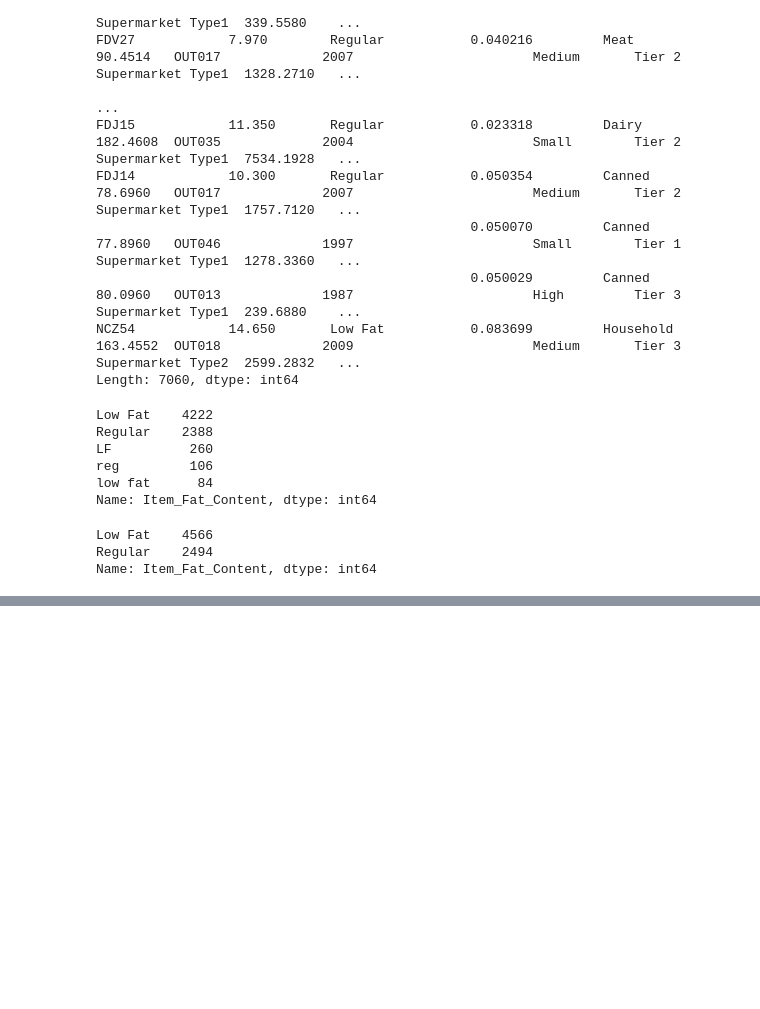
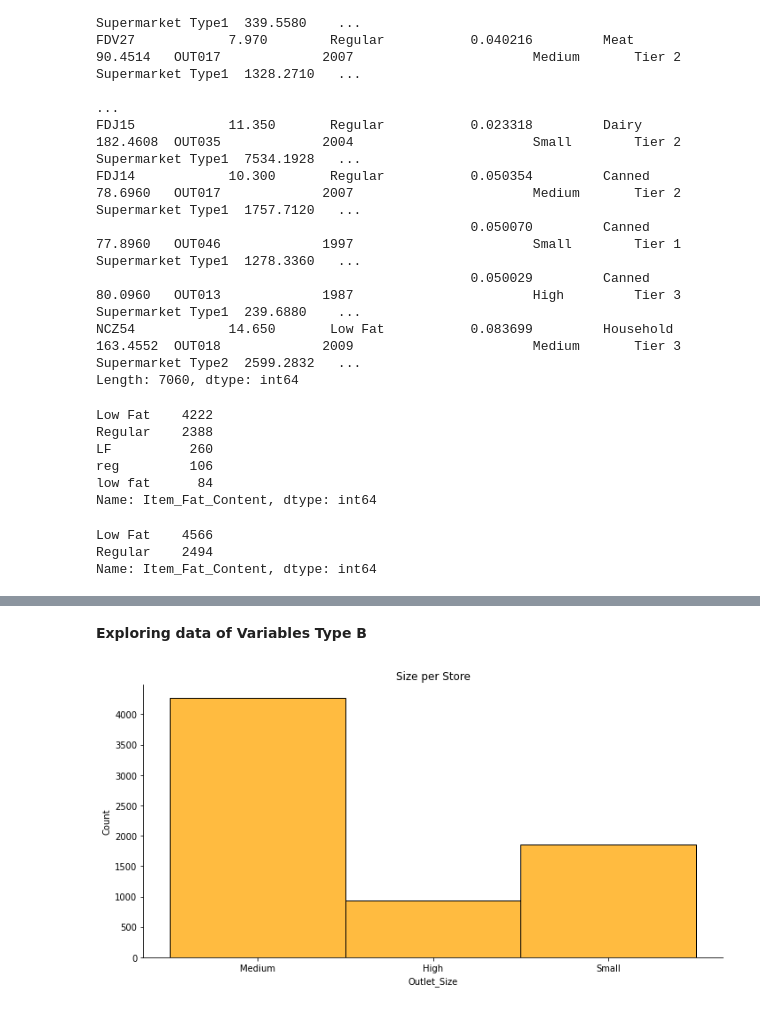
Before and after one commit to edleafvirtual/Project-1.-Big_Mart_Sales_Prediction, a Jupyter notebook: sales_prediction2023.ipynb, the cells around one changed output, grey strips where cells are left out. Cells and saved outputs as stored; diff of their text form; code cells hidden in the pictures; blank space fills up the shorter version.

```diff
--- a/sales_prediction2023.ipynb
+++ b/sales_prediction2023.ipynb
@@ -264,0 +605,8 @@ help(df.to_csv);
+# %% [markdown]
+**Exploring data of Variables Type B**
+# %%
+# Let's plot a histogram for 'Outlet_Size'.
+size = sns.displot(data=df, x='Outlet_Size', aspect=2, bins='auto', color='orange')
+size.ax.set(title='Size per Store');
+# %% [output]
+[figure, added]
```
Also changed, not shown: parts of 62 cells of this notebook.
